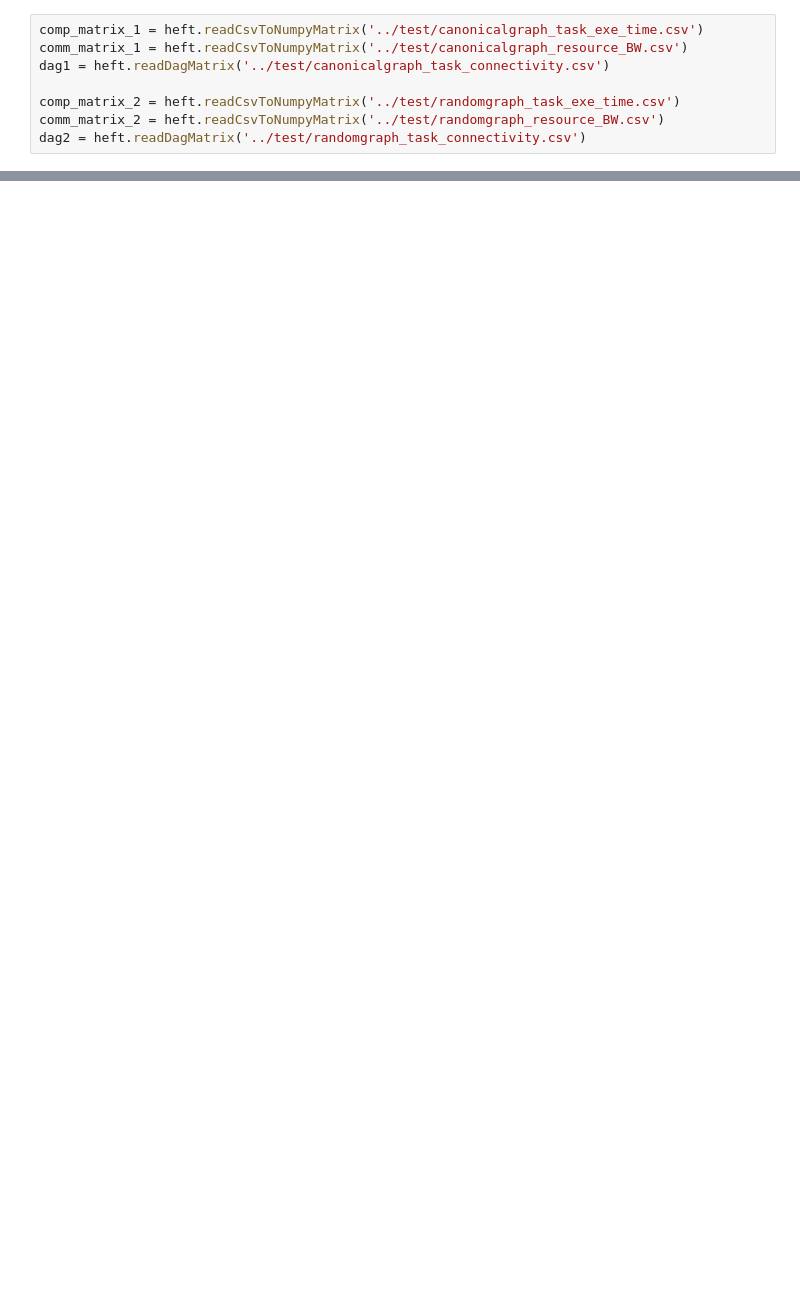
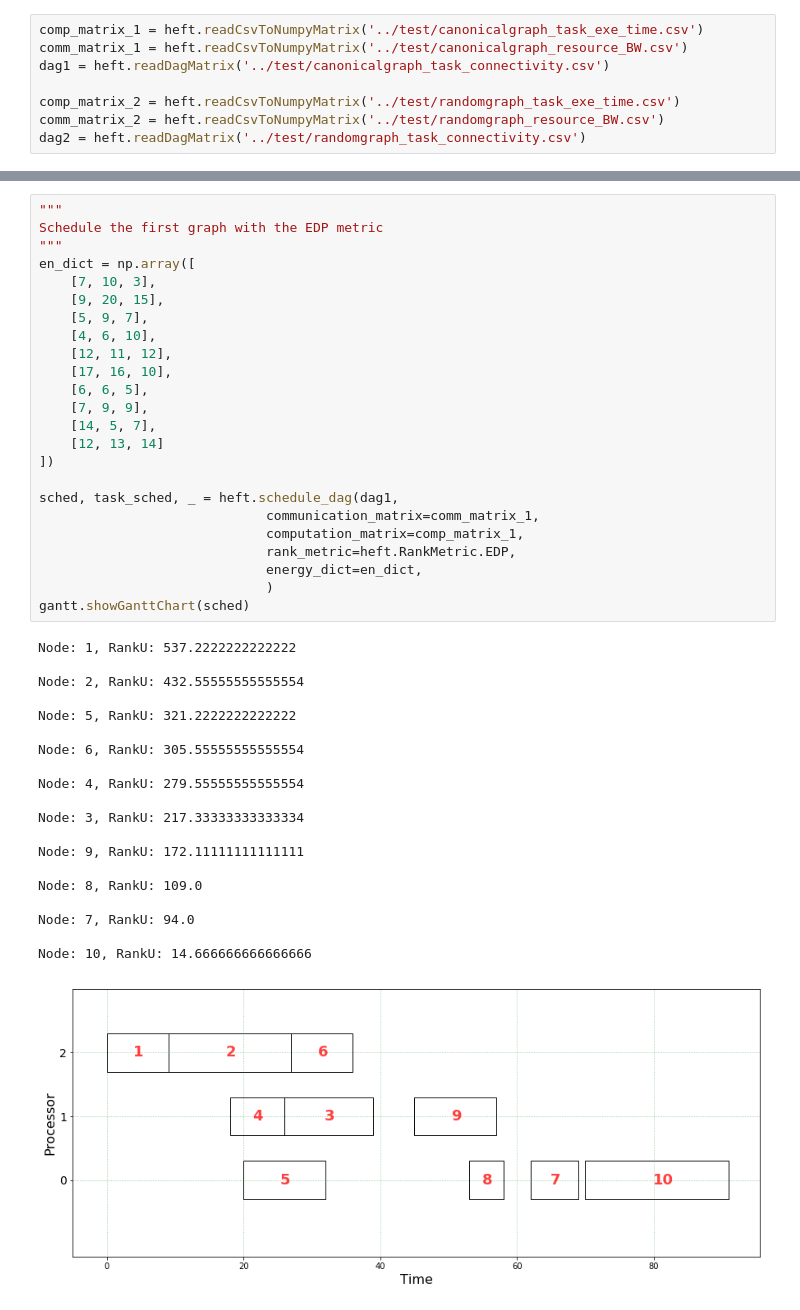
Before and after one commit to mackncheesiest/heft, a Jupyter notebook: jupyter/Rank-U Metrics.ipynb, the cells around one changed output, grey strips where cells are left out. Saved outputs shown, nothing was run; the diff lists cells and outputs as text; blank space fills up the shorter version.

```diff
--- a/jupyter/Rank-U Metrics.ipynb
+++ b/jupyter/Rank-U Metrics.ipynb
@@ -86,0 +202,45 @@ End:  161.25003663325924
+# %%
+"""
+Schedule the first graph with the EDP metric
+"""
+en_dict = np.array([
+    [7, 10, 3],
+    [9, 20, 15],
+    [5, 9, 7],
+    [4, 6, 10],
+    [12, 11, 12],
+    [17, 16, 10],
+    [6, 6, 5],
+    [7, 9, 9],
+    [14, 5, 7],
+    [12, 13, 14]
+])
+
+sched, task_sched, _ = heft.schedule_dag(dag1,
+                             communication_matrix=comm_matrix_1,
+                             computation_matrix=comp_matrix_1,
+                             rank_metric=heft.RankMetric.EDP,
+                             energy_dict=en_dict,
+                             )
+gantt.showGanttChart(sched)
+# %% [output]
+Node: 1, RankU: 537.2222222222222
+
+Node: 2, RankU: 432.55555555555554
+
+Node: 5, RankU: 321.2222222222222
+
+Node: 6, RankU: 305.55555555555554
+
+Node: 4, RankU: 279.55555555555554
+
+Node: 3, RankU: 217.33333333333334
+
+Node: 9, RankU: 172.11111111111111
+
+Node: 8, RankU: 109.0
+
+Node: 7, RankU: 94.0
+
+Node: 10, RankU: 14.666666666666666
+[figure, added]
```
Also changed, not shown: parts of 7 cells of this notebook, 1 other file.
